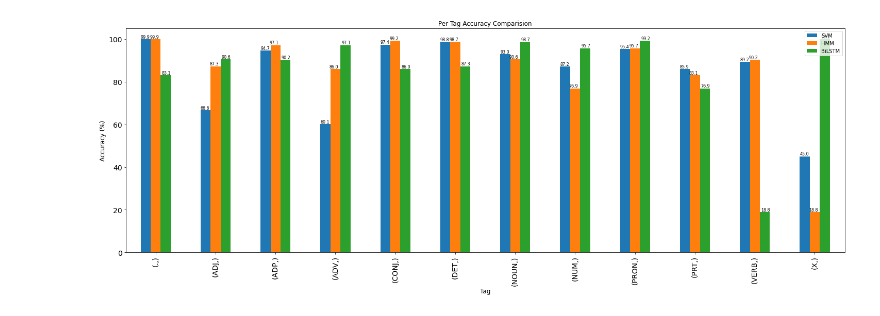
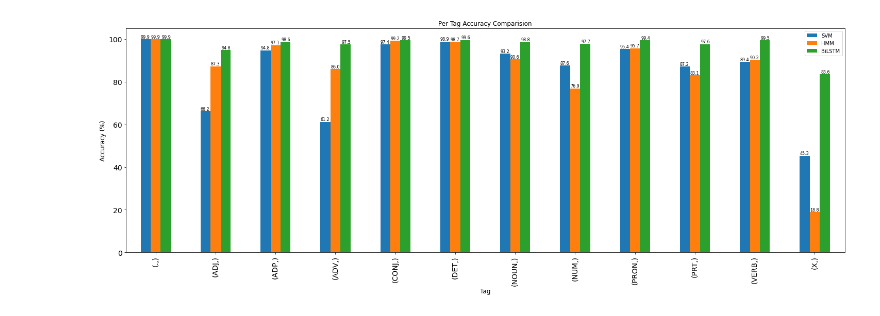
Before and after one commit to hundredrab/CS626-aut20, a Jupyter notebook: assignment1/SVM/SVM_pos.ipynb, the cells around one changed output. Cells and saved outputs as stored; diff of their text form; code cells hidden in the pictures.

```diff
--- a/assignment1/SVM/SVM_pos.ipynb
+++ b/assignment1/SVM/SVM_pos.ipynb
@@ -369,22 +371,22 @@ Confusion Matrix
 # %%
-# print("Per Tag Accuracy Comparision")
-hmm_per_class=[99.977626,87.330441,97.196992, 86.039065,99.281085,98.716235,90.614809,76.914278, 95.758399,83.165028,90.286143,18.84058 ]
-bilstm_per_class=[83.165028, 90.614809, 90.286143, 97.196992, 86.039065, 87.330441, 98.716235, 95.758399, 99.281085, 76.914278,18.84058 , 99.977626]
+# hmm_per_class=[99.977626,87.330441,97.196992, 86.039065,99.281085,98.716235,90.614809,76.914278, 95.758399,83.165028,90.286143,18.84058 ]
+# bilstm_per_class=[99.92, 94.86, 98.69, 97.59, 99.59, 99.65, 98.86, 97.74, 99.49, 97.67,99.58 , 83.65]
 
-per_class_accuracy=pd.DataFrame(np.diag(cm_df), index=[cm_df.index])
-per_class_accuracy["SVM"]=per_class_accuracy[0]
-per_class_accuracy["HMM"]=hmm_per_class
-per_class_accuracy["BiLSTM"]=bilstm_per_class
-ax = per_class_accuracy[['SVM','HMM',"BiLSTM"]].plot(kind='bar', title ="Per Tag Accuracy Comparision", figsize=(25, 8), fontsize=14,legend=True)
-for i, v in enumerate(list(per_class_accuracy['SVM'])):
-    plt.text(i - 0.25, v + 0.5, str(v)[:4], fontsize=8)
-for i, v in enumerate(list(per_class_accuracy['HMM'])):
-    plt.text(i - 0.10, v + 0.5, str(v)[:4], fontsize=8)
-for i, v in enumerate(list(per_class_accuracy['BiLSTM'])):
-    plt.text(i + 0.10, v + 0.5, str(v)[:4], fontsize=8)
-ax.set_xlabel("Tag", fontsize=12)
-ax.set_ylabel("Accuracy (%)", fontsize=12)
-# ax.tight_layout()
-plt.show()
+# per_class_accuracy=pd.DataFrame(np.diag(cm_df), index=[cm_df.index])
+# per_class_accuracy["SVM"]=per_class_accuracy[0]
+# per_class_accuracy["HMM"]=hmm_per_class
+# per_class_accuracy["BiLSTM"]=bilstm_per_class
+# ax = per_class_accuracy[['SVM','HMM',"BiLSTM"]].plot(kind='bar', title ="Per Tag Accuracy Comparision", figsize=(25, 8), fontsize=14,legend=True)
+# for i, v in enumerate(list(per_class_accuracy['SVM'])):
+#     plt.text(i - 0.25, v + 0.5, str(v)[:4], fontsize=8)
+# for i, v in enumerate(list(per_class_accuracy['HMM'])):
+#     plt.text(i - 0.08, v + 0.5, str(v)[:4], fontsize=8)
+# for i, v in enumerate(list(per_class_accuracy['BiLSTM'])):
+#     plt.text(i + 0.10, v + 0.5, str(v)[:4], fontsize=8)
+# # aset_color('r')
+# ax.set_xlabel("Tag", fontsize=12)
+# ax.set_ylabel("Accuracy (%)", fontsize=12)
+# # ax.tight_layout()
+# plt.show()
 # %% [output]
-[figure, old version]
+[figure, new version]
```
Also changed, not shown: parts of 10 cells of this notebook, 1 other file.
